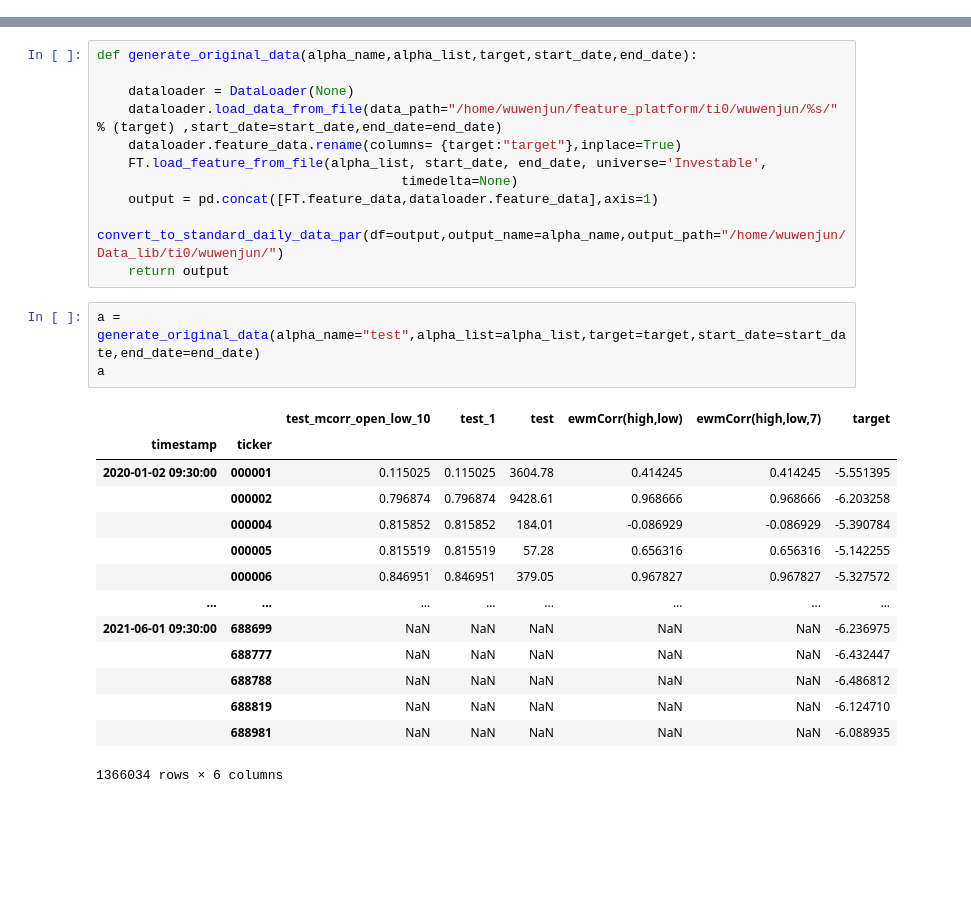
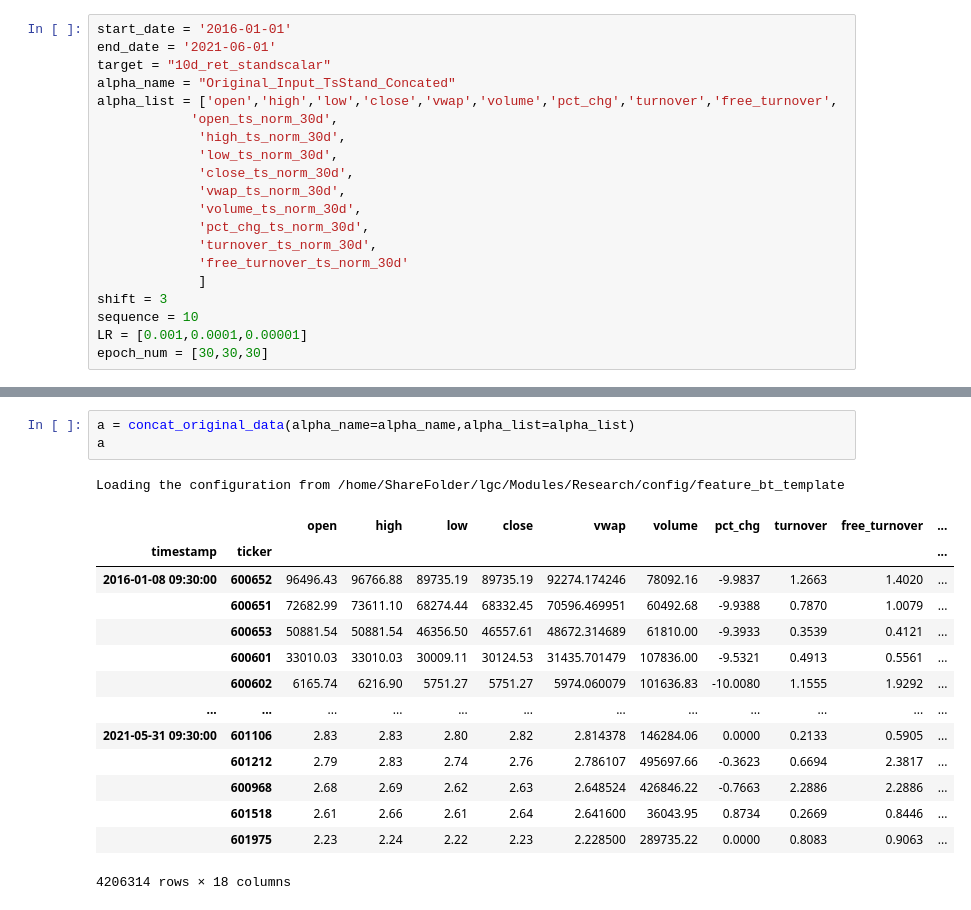
Before and after one commit to June24-Wu/Shannon, a Jupyter notebook: AlphaNet/Code Example/Generate_Data_Par.ipynb, the cells around one changed output, grey strips where cells are left out. Cells and saved outputs as stored; diff of their text form; blank space fills up the shorter version.

```diff
--- a/AlphaNet/Code Example/Generate_Data_Par.ipynb
+++ b/AlphaNet/Code Example/Generate_Data_Par.ipynb
@@ -30 +1,21 @@ Loading the configuration from /home/ShareFolder/lgc/Modules/Research/config/fea
+# %%
+start_date = '2016-01-01'
+end_date = '2021-06-01'
+target = "10d_ret_standscalar"
+alpha_name = "Original_Input_TsStand_Concated"
+alpha_list = ['open','high','low','close','vwap','volume','pct_chg','turnover','free_turnover',
+            'open_ts_norm_30d',
+             'high_ts_norm_30d',
+             'low_ts_norm_30d',
+             'close_ts_norm_30d',
+             'vwap_ts_norm_30d',
+             'volume_ts_norm_30d',
+             'pct_chg_ts_norm_30d',
+             'turnover_ts_norm_30d',
+             'free_turnover_ts_norm_30d'
+             ]
+shift = 3
+sequence = 10
+LR = [0.001,0.0001,0.00001]
+epoch_num = [30,30,30]
 # %%
@@ -34,29 +51,19 @@ target = "10d_ret_StandardScale_MinMax_10"
 # %%
-def generate_original_data(alpha_name,alpha_list,target,start_date,end_date):
-
-    dataloader = DataLoader(None)
-    dataloader.load_data_from_file(data_path="/home/wuwenjun/feature_platform/ti0/wuwenjun/%s/" % (target) ,start_date=start_date,end_date=end_date)
-    dataloader.feature_data.rename(columns= {target:"target"},inplace=True)
-    FT.load_feature_from_file(alpha_list, start_date, end_date, universe='Investable',
-                                       timedelta=None)
-    output = pd.concat([FT.feature_data,dataloader.feature_data],axis=1)
-    convert_to_standard_daily_data_par(df=output,output_name=alpha_name,output_path="/home/wuwenjun/Data_lib/ti0/wuwenjun/")
-    return output
+a = concat_original_data(alpha_name=alpha_name,alpha_list=alpha_list)
+a
+# %% [output]
+Loading the configuration from /home/ShareFolder/lgc/Modules/Research/config/feature_bt_template
+|  |  | open | high | low | close | vwap | volume | pct_chg | turnover | free_turnover | ... |
+| timestamp | ticker |  |  |  |  |  |  |  |  |  | ... |
+| 2016-01-08 09:30:00 | 600652 | 96496.43 | 96766.88 | 89735.19 | 89735.19 | 92274.174246 | 78092.16 | -9.9837 | 1.2663 | 1.4020 | ... |
+|  | 600651 | 72682.99 | 73611.10 | 68274.44 | 68332.45 | 70596.469951 | 60492.68 | -9.9388 | 0.7870 | 1.0079 | ... |
+|  | 600653 | 50881.54 | 50881.54 | 46356.50 | 46557.61 | 48672.314689 | 61810.00 | -9.3933 | 0.3539 | 0.4121 | ... |
+|  | 600601 | 33010.03 | 33010.03 | 30009.11 | 30124.53 | 31435.701479 | 107836.00 | -9.5321 | 0.4913 | 0.5561 | ... |
+|  | 600602 | 6165.74 | 6216.90 | 5751.27 | 5751.27 | 5974.060079 | 101636.83 | -10.0080 | 1.1555 | 1.9292 | ... |
+| ... | ... | ... | ... | ... | ... | ... | ... | ... | ... | ... | ... |
+| 2021-05-31 09:30:00 | 601106 | 2.83 | 2.83 | 2.80 | 2.82 | 2.814378 | 146284.06 | 0.0000 | 0.2133 | 0.5905 | ... |
+|  | 601212 | 2.79 | 2.83 | 2.74 | 2.76 | 2.786107 | 495697.66 | -0.3623 | 0.6694 | 2.3817 | ... |
+|  | 600968 | 2.68 | 2.69 | 2.62 | 2.63 | 2.648524 | 426846.22 | -0.7663 | 2.2886 | 2.2886 | ... |
+|  | 601518 | 2.61 | 2.66 | 2.61 | 2.64 | 2.641600 | 36043.95 | 0.8734 | 0.2669 | 0.8446 | ... |
+|  | 601975 | 2.23 | 2.24 | 2.22 | 2.23 | 2.228500 | 289735.22 | 0.0000 | 0.8083 | 0.9063 | ... |
+4206314 rows × 18 columns
-# %%
-a = generate_original_data(alpha_name="test",alpha_list=alpha_list,target=target,start_date=start_date,end_date=end_date)
-a
-# %% [output]
-|  |  | test_mcorr_open_low_10 | test_1 | test | ewmCorr(high,low) | ewmCorr(high,low,7) | target |
-| timestamp | ticker |  |  |  |  |  |  |
-| 2020-01-02 09:30:00 | 000001 | 0.115025 | 0.115025 | 3604.78 | 0.414245 | 0.414245 | -5.551395 |
-|  | 000002 | 0.796874 | 0.796874 | 9428.61 | 0.968666 | 0.968666 | -6.203258 |
-|  | 000004 | 0.815852 | 0.815852 | 184.01 | -0.086929 | -0.086929 | -5.390784 |
-|  | 000005 | 0.815519 | 0.815519 | 57.28 | 0.656316 | 0.656316 | -5.142255 |
-|  | 000006 | 0.846951 | 0.846951 | 379.05 | 0.967827 | 0.967827 | -5.327572 |
-| ... | ... | ... | ... | ... | ... | ... | ... |
-| 2021-06-01 09:30:00 | 688699 | NaN | NaN | NaN | NaN | NaN | -6.236975 |
-|  | 688777 | NaN | NaN | NaN | NaN | NaN | -6.432447 |
-|  | 688788 | NaN | NaN | NaN | NaN | NaN | -6.486812 |
-|  | 688819 | NaN | NaN | NaN | NaN | NaN | -6.124710 |
-|  | 688981 | NaN | NaN | NaN | NaN | NaN | -6.088935 |
-1366034 rows × 6 columns
```
Also changed, not shown: parts of 9 cells of this notebook, 10 other files.
